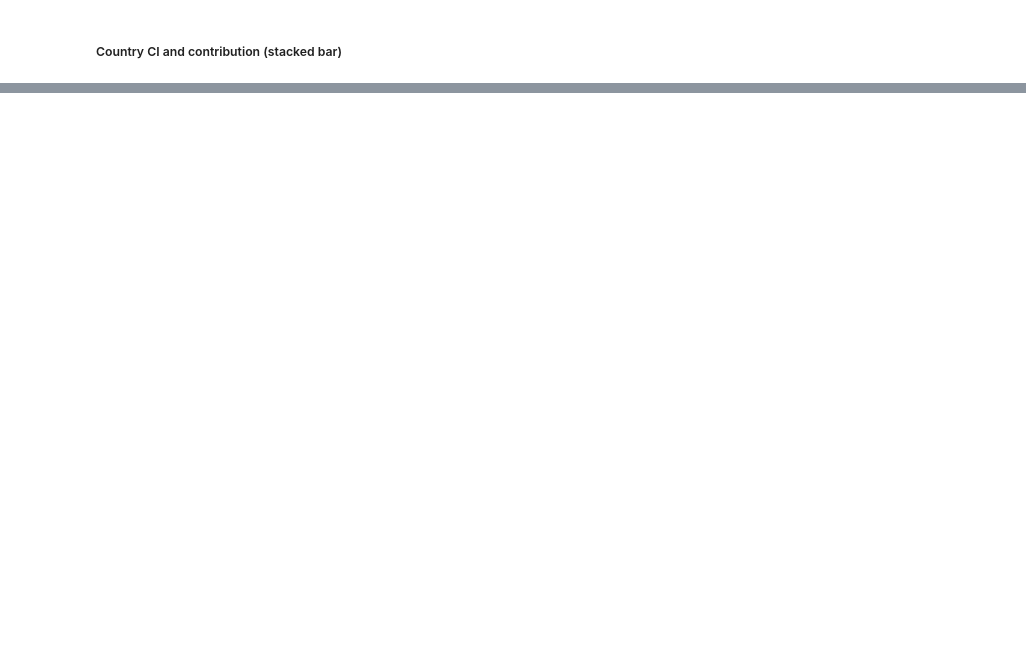
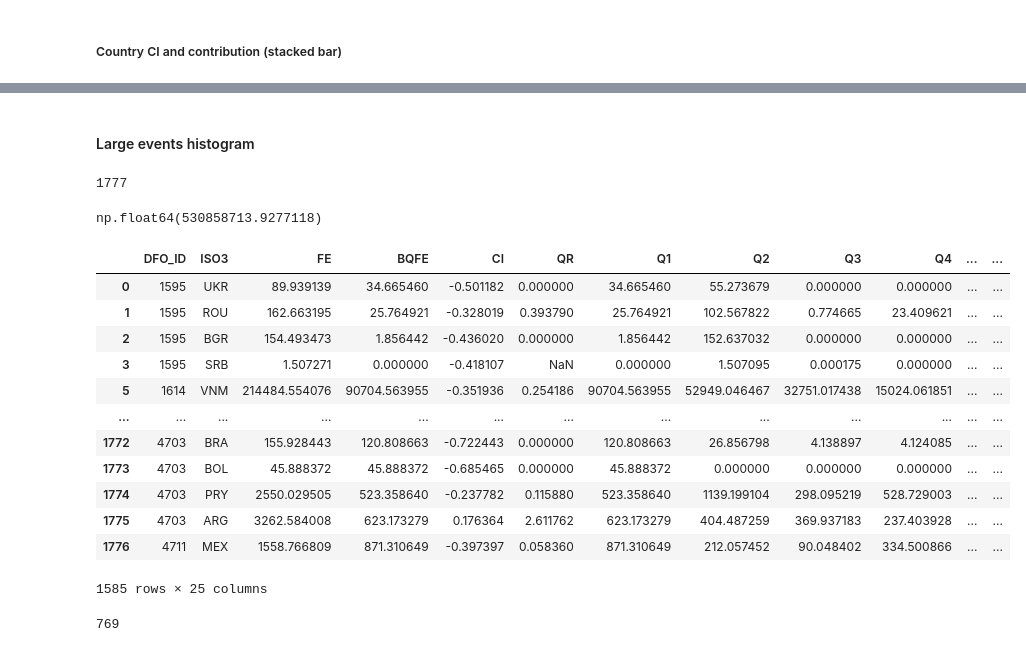
Before and after one commit to mvbnffc/flood-wealth, a Jupyter notebook: notebooks/1_observed_figures.ipynb, the cells around one changed output, grey strips where cells are left out. Cells and saved outputs as stored; diff of their text form; code cells hidden in the pictures; blank space fills up the shorter version.

```diff
--- a/notebooks/1_observed_figures.ipynb
+++ b/notebooks/1_observed_figures.ipynb
@@ -90,8 +129,12 @@ combined_metrics['ISO3'] = combined_metrics['ISO3'].fillna(combined_metrics['sha
 # %%
 # Create dataframe of uncertain country metrics
 exposure_threshold = 50000 # cumulative flood exposure needs to be smaller than X ... AND
-perc_threshold = 1 # smaller than x% of national population
+perc_threshold = 2 # smaller than x% of national population
 uncertain_metrics =  combined_metrics[
     (combined_metrics['Total Flood Risk'] < exposure_threshold) &
     (combined_metrics['Perc_Exposure'] < perc_threshold)
 ]
+uncertain_decomposed_metrics =  combined_decomposed_metrics[
+    (combined_decomposed_metrics['Total Flood Risk'] < exposure_threshold) &
+    (combined_decomposed_metrics['Perc_Exposure'] < perc_threshold)
+]
@@ -191,9 +236,9 @@ plt.savefig(fr"C:\Users\Mark.DESKTOP-UFHIN6T\OneDrive - Nexus365\Howden\Write-Up
 # %%
 # Prepare data
 # Going to make a dataframe with valid data
-valid_CI = combined_metrics[
-    (combined_metrics['Total Flood Risk'] > exposure_threshold) |
-    (combined_metrics['Perc_Exposure'] > perc_threshold)
+valid_CI = combined_decomposed_metrics[
+    (combined_decomposed_metrics['Total Flood Risk'] > exposure_threshold) |
+    (combined_decomposed_metrics['Perc_Exposure'] > perc_threshold)
 ]
 valid_CI = valid_CI.copy() # avoids Python warning
 # Calculate rural, suburban,  and urban contributions
@@ -275,0 +353,6 @@ plt.show()
+# %% [markdown]
+#### Large events histogram
+# %%
+# Load data
+directory_path = os.path.join("..", "data", "results", "social_flood", "events")
+directory_names = [name for name in os.listdir(directory_path) if os.path.isdir(os.path.join(directory_path, name))]
@@ -275,0 +404,26 @@ plt.show()
+# %%
+len(results_df)
+# %% [output]
+1777
+# %%
+# Filter to remove no flood events
+results_df = results_df[results_df['FE'] > 0]
+results_df['FE'].sum()
+# %% [output]
+np.float64(530858713.9277118)
+# %%
+results_df
+# %% [output]
+|  | DFO_ID | ISO3 | FE | BQFE | CI | QR | Q1 | Q2 | Q3 | Q4 | ... | ... |
+| 0 | 1595 | UKR | 89.939139 | 34.665460 | -0.501182 | 0.000000 | 34.665460 | 55.273679 | 0.000000 | 0.000000 | ... | ... |
+| 1 | 1595 | ROU | 162.663195 | 25.764921 | -0.328019 | 0.393790 | 25.764921 | 102.567822 | 0.774665 | 23.409621 | ... | ... |
+| 2 | 1595 | BGR | 154.493473 | 1.856442 | -0.436020 | 0.000000 | 1.856442 | 152.637032 | 0.000000 | 0.000000 | ... | ... |
+| 3 | 1595 | SRB | 1.507271 | 0.000000 | -0.418107 | NaN | 0.000000 | 1.507095 | 0.000175 | 0.000000 | ... | ... |
+| 5 | 1614 | VNM | 214484.554076 | 90704.563955 | -0.351936 | 0.254186 | 90704.563955 | 52949.046467 | 32751.017438 | 15024.061851 | ... | ... |
+| ... | ... | ... | ... | ... | ... | ... | ... | ... | ... | ... | ... | ... |
+| 1772 | 4703 | BRA | 155.928443 | 120.808663 | -0.722443 | 0.000000 | 120.808663 | 26.856798 | 4.138897 | 4.124085 | ... | ... |
+| 1773 | 4703 | BOL | 45.888372 | 45.888372 | -0.685465 | 0.000000 | 45.888372 | 0.000000 | 0.000000 | 0.000000 | ... | ... |
+| 1774 | 4703 | PRY | 2550.029505 | 523.358640 | -0.237782 | 0.115880 | 523.358640 | 1139.199104 | 298.095219 | 528.729003 | ... | ... |
+| 1775 | 4703 | ARG | 3262.584008 | 623.173279 | 0.176364 | 2.611762 | 623.173279 | 404.487259 | 369.937183 | 237.403928 | ... | ... |
+| 1776 | 4711 | MEX | 1558.766809 | 871.310649 | -0.397397 | 0.058360 | 871.310649 | 212.057452 | 90.048402 | 334.500866 | ... | ... |
+1585 rows × 25 columns
@@ -275,0 +435,4 @@ plt.show()
+# %%
+len(filtered_df)
+# %% [output]
+769
```
Also changed, not shown: parts of 19 cells of this notebook, 1 other file.
